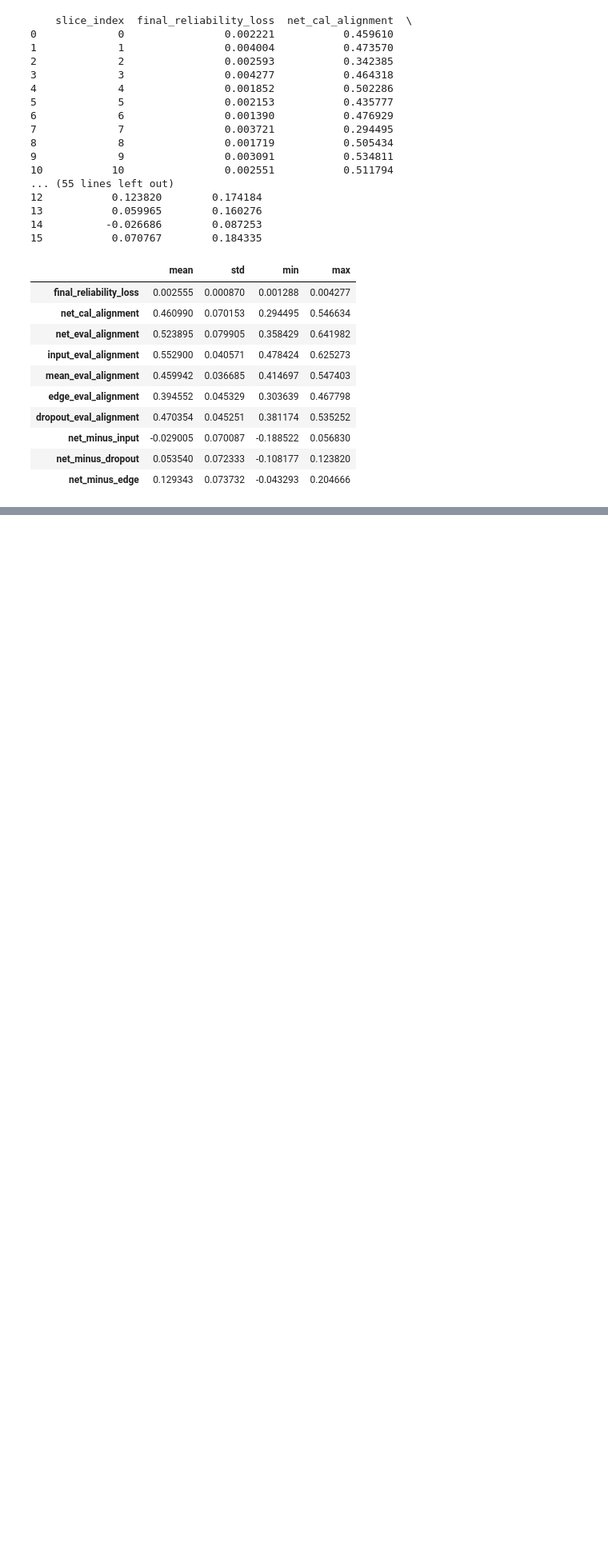
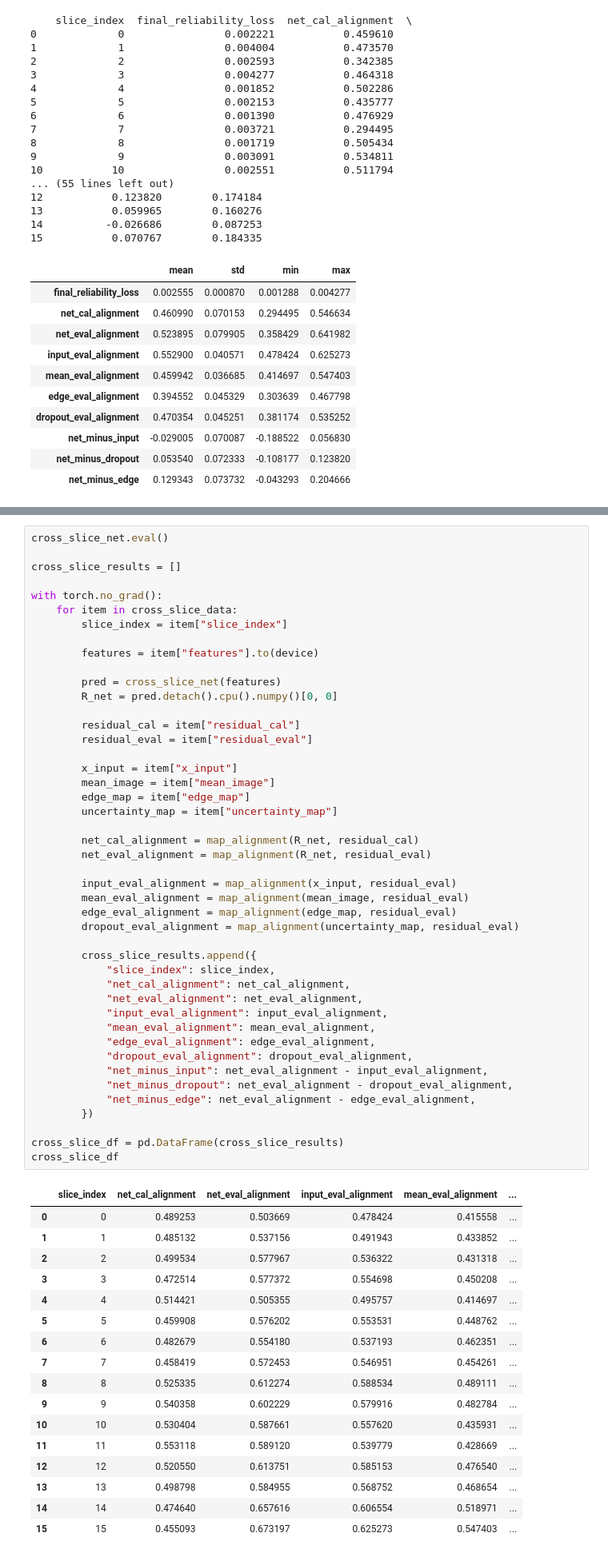
Before and after one commit to SILAS-RANSFORD-OSEI/reliability-aware-ssdu-mri, a Jupyter notebook: notebooks/03_multi_slice_reliability_check.ipynb, the cells around one changed output, grey strips where cells are left out. Shown at 80% size. Cells and saved outputs as stored; diff of their text form; blank space fills up the shorter version.

Commit message:
Update notebook with cross-slice ReliabilityCNN results

```diff
--- a/notebooks/03_multi_slice_reliability_check.ipynb
+++ b/notebooks/03_multi_slice_reliability_check.ipynb
@@ -2660,0 +2800,63 @@ reliability_net_summary
+# %%
+cross_slice_net.eval()
+
+cross_slice_results = []
+
+with torch.no_grad():
+    for item in cross_slice_data:
+        slice_index = item["slice_index"]
+
+        features = item["features"].to(device)
+
+        pred = cross_slice_net(features)
+        R_net = pred.detach().cpu().numpy()[0, 0]
+
+        residual_cal = item["residual_cal"]
+        residual_eval = item["residual_eval"]
+
+        x_input = item["x_input"]
+        mean_image = item["mean_image"]
+        edge_map = item["edge_map"]
+        uncertainty_map = item["uncertainty_map"]
+
+        net_cal_alignment = map_alignment(R_net, residual_cal)
+        net_eval_alignment = map_alignment(R_net, residual_eval)
+
+        input_eval_alignment = map_alignment(x_input, residual_eval)
+        mean_eval_alignment = map_alignment(mean_image, residual_eval)
+        edge_eval_alignment = map_alignment(edge_map, residual_eval)
+        dropout_eval_alignment = map_alignment(uncertainty_map, residual_eval)
+
+        cross_slice_results.append({
+            "slice_index": slice_index,
+            "net_cal_alignment": net_cal_alignment,
+            "net_eval_alignment": net_eval_alignment,
+            "input_eval_alignment": input_eval_alignment,
+            "mean_eval_alignment": mean_eval_alignment,
+            "edge_eval_alignment": edge_eval_alignment,
+            "dropout_eval_alignment": dropout_eval_alignment,
+            "net_minus_input": net_eval_alignment - input_eval_alignment,
+            "net_minus_dropout": net_eval_alignment - dropout_eval_alignment,
+            "net_minus_edge": net_eval_alignment - edge_eval_alignment,
+        })
+
+cross_slice_df = pd.DataFrame(cross_slice_results)
+cross_slice_df
+# %% [output]
+|  | slice_index | net_cal_alignment | net_eval_alignment | input_eval_alignment | mean_eval_alignment | ... |
+| 0 | 0 | 0.489253 | 0.503669 | 0.478424 | 0.415558 | ... |
+| 1 | 1 | 0.485132 | 0.537156 | 0.491943 | 0.433852 | ... |
+| 2 | 2 | 0.499534 | 0.577967 | 0.536322 | 0.431318 | ... |
+| 3 | 3 | 0.472514 | 0.577372 | 0.554698 | 0.450208 | ... |
+| 4 | 4 | 0.514421 | 0.505355 | 0.495757 | 0.414697 | ... |
+| 5 | 5 | 0.459908 | 0.576202 | 0.553531 | 0.448762 | ... |
+| 6 | 6 | 0.482679 | 0.554180 | 0.537193 | 0.462351 | ... |
+| 7 | 7 | 0.458419 | 0.572453 | 0.546951 | 0.454261 | ... |
+| 8 | 8 | 0.525335 | 0.612274 | 0.588534 | 0.489111 | ... |
+| 9 | 9 | 0.540358 | 0.602229 | 0.579916 | 0.482784 | ... |
+| 10 | 10 | 0.530404 | 0.587661 | 0.557620 | 0.435931 | ... |
+| 11 | 11 | 0.553118 | 0.589120 | 0.539779 | 0.428669 | ... |
+| 12 | 12 | 0.520550 | 0.613751 | 0.585153 | 0.476540 | ... |
+| 13 | 13 | 0.498798 | 0.584955 | 0.568752 | 0.468654 | ... |
+| 14 | 14 | 0.474640 | 0.657616 | 0.606554 | 0.518971 | ... |
+| 15 | 15 | 0.455093 | 0.673197 | 0.625273 | 0.547403 | ... |
```
Also changed, not shown: parts of 6 cells of this notebook.
